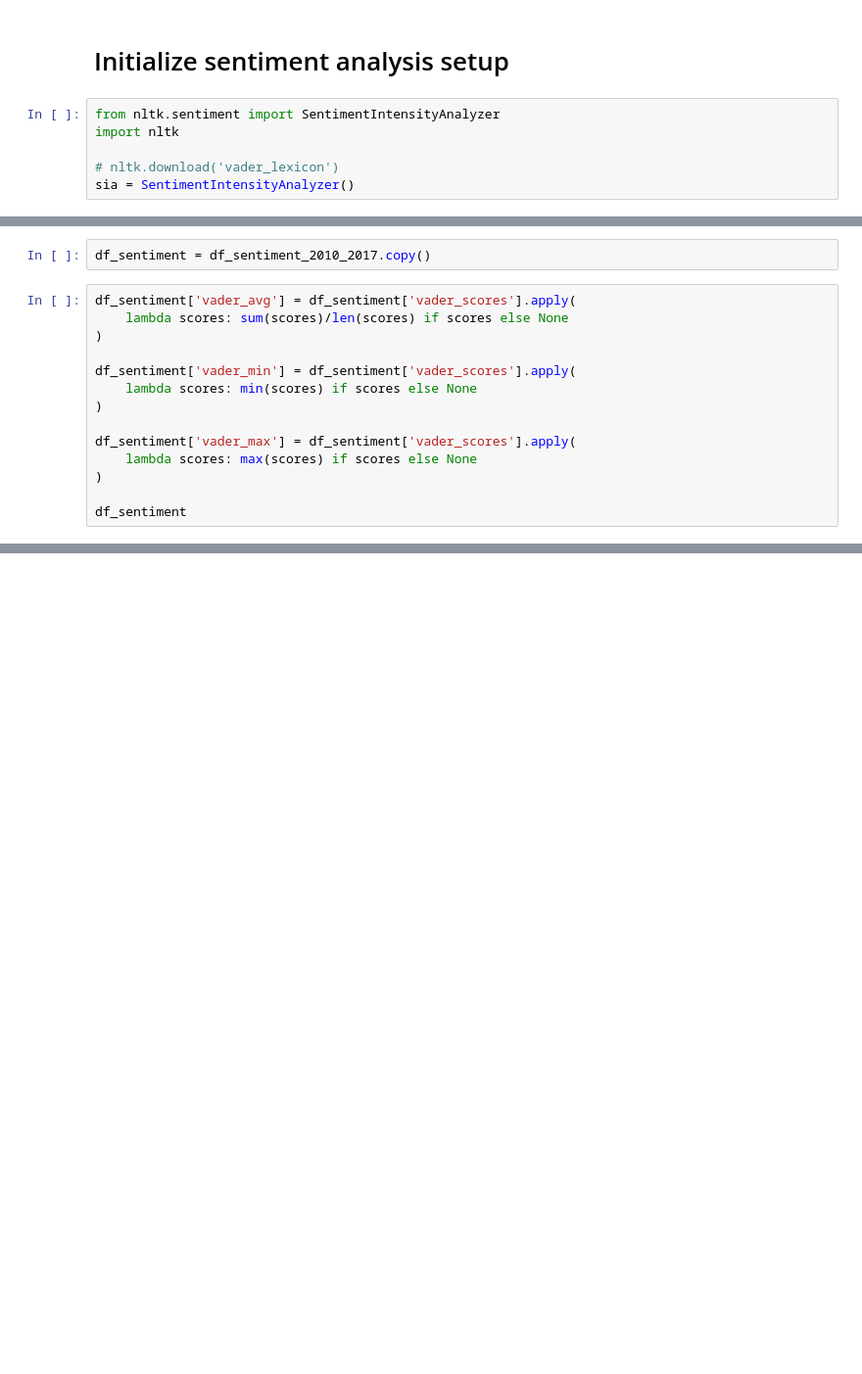
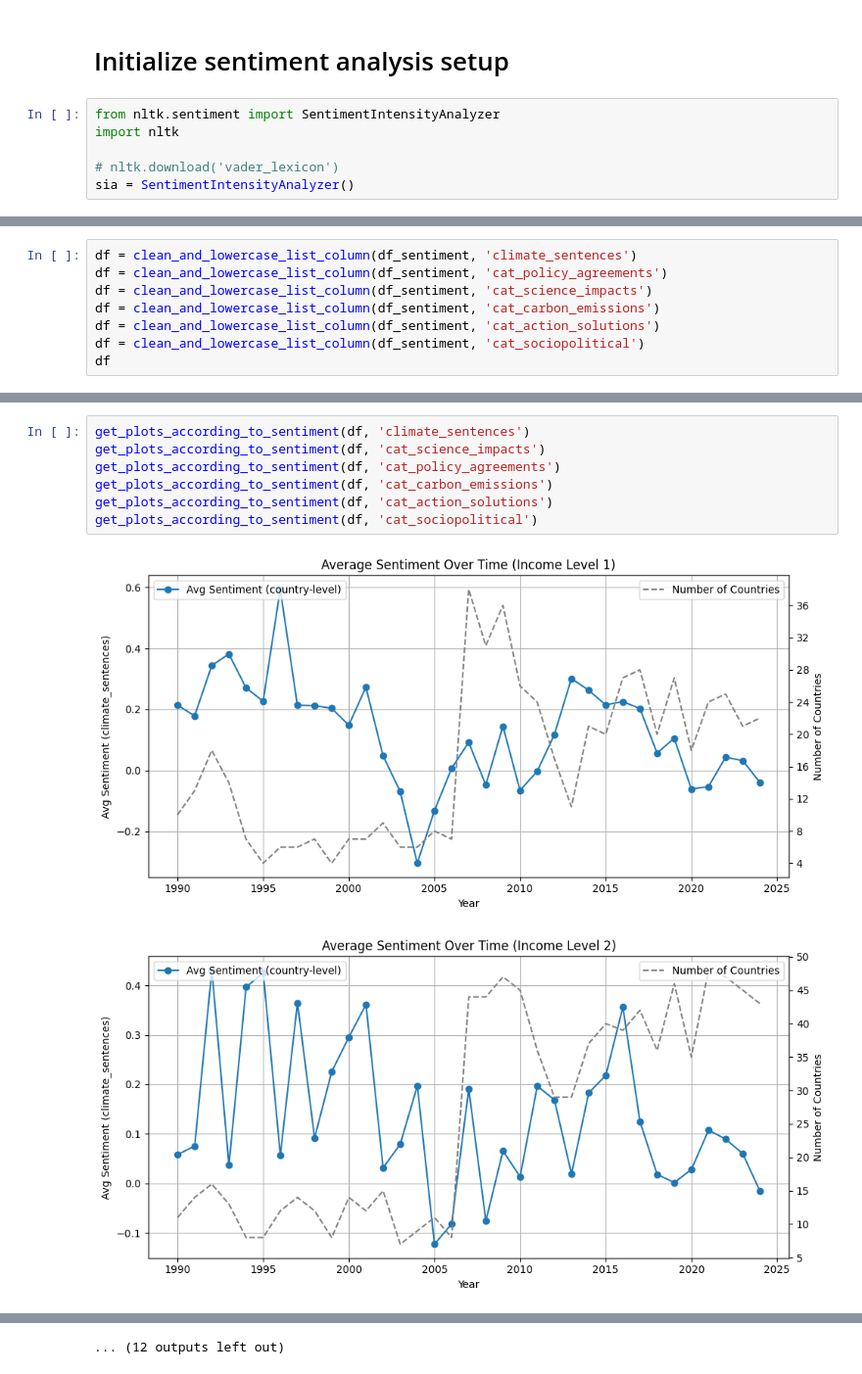
Before and after one commit to AlvaroMillanRuiz/NLP_BDS, a Jupyter notebook: 6. Sentiment Analysis.ipynb, the cells around one changed output, grey strips where cells are left out. Shown at 98% size. Cells and saved outputs as stored; diff of their text form; blank space fills up the shorter version.

```diff
--- a/6. Sentiment Analysis.ipynb
+++ b/6. Sentiment Analysis.ipynb
@@ -113,16 +148,0 @@ df_sentiment_2010_2017
-# %%
-df_sentiment = df_sentiment_2010_2017.copy()
-# %%
-df_sentiment['vader_avg'] = df_sentiment['vader_scores'].apply(
-    lambda scores: sum(scores)/len(scores) if scores else None
-)
-
-df_sentiment['vader_min'] = df_sentiment['vader_scores'].apply(
-    lambda scores: min(scores) if scores else None
-)
-
-df_sentiment['vader_max'] = df_sentiment['vader_scores'].apply(
-    lambda scores: max(scores) if scores else None
-)
-
-df_sentiment
@@ -248,0 +149,8 @@ plt.show()
+# %%
+df = clean_and_lowercase_list_column(df_sentiment, 'climate_sentences')
+df = clean_and_lowercase_list_column(df_sentiment, 'cat_policy_agreements')
+df = clean_and_lowercase_list_column(df_sentiment, 'cat_science_impacts')
+df = clean_and_lowercase_list_column(df_sentiment, 'cat_carbon_emissions')
+df = clean_and_lowercase_list_column(df_sentiment, 'cat_action_solutions')
+df = clean_and_lowercase_list_column(df_sentiment, 'cat_sociopolitical')
+df
@@ -248,0 +171,10 @@ plt.show()
+# %%
+get_plots_according_to_sentiment(df, 'climate_sentences')
+get_plots_according_to_sentiment(df, 'cat_science_impacts')
+get_plots_according_to_sentiment(df, 'cat_policy_agreements')
+get_plots_according_to_sentiment(df, 'cat_carbon_emissions')
+get_plots_according_to_sentiment(df, 'cat_action_solutions')
+get_plots_according_to_sentiment(df, 'cat_sociopolitical')
+# %% [output]
+[figure, added]
+[figure, added]
@@ -248,0 +191 @@ plt.show()
+... (12 outputs left out)
```
Also changed, not shown: parts of 21 cells of this notebook, 25 other files.
